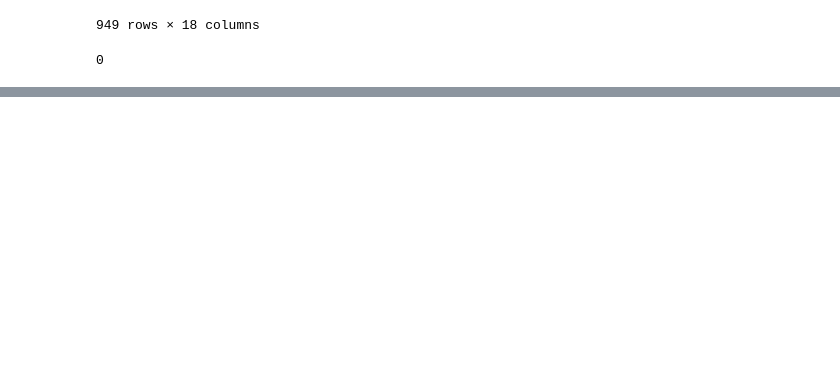
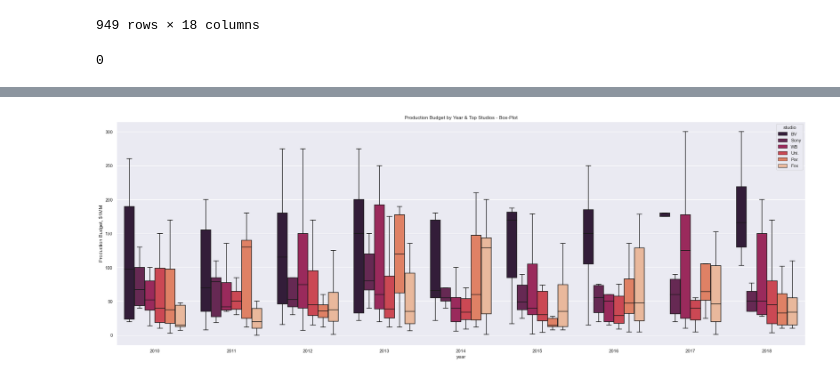
Before and after one commit to ovilar/phase_1-project, a Jupyter notebook: project.ipynb, the cells around one changed output, grey strips where cells are left out. Drawn from its saved outputs; the diff is of its cells as text; code cells hidden in the pictures; blank space fills up the shorter version.

```diff
--- a/project.ipynb
+++ b/project.ipynb
@@ -581,0 +608,13 @@ plt.show()
+# %%
+#Box-Plot, now analyzing the top studios per year - more than 50 entries
+top_list = ['Fox', 'WB', 'Uni.', 'BV', 'Sony', 'Par.']
+
+idx = counts[counts.gt(50)].index
+
+df_top = df.loc[df['studio'].isin(idx)]
+
+fig, ax = plt.subplots(figsize = (30,10))
+sns.boxplot(x ='year', y = 'production million', hue = 'studio', data = df_top, showfliers = False)
+ax.set(title = 'Production Budget by Year & Top Studios - Box-Plot', ylabel = 'Production Budget, $1MM');
+# %% [output]
+[figure, added]
```
Also changed, not shown: parts of 39 cells of this notebook, 1 other file.
